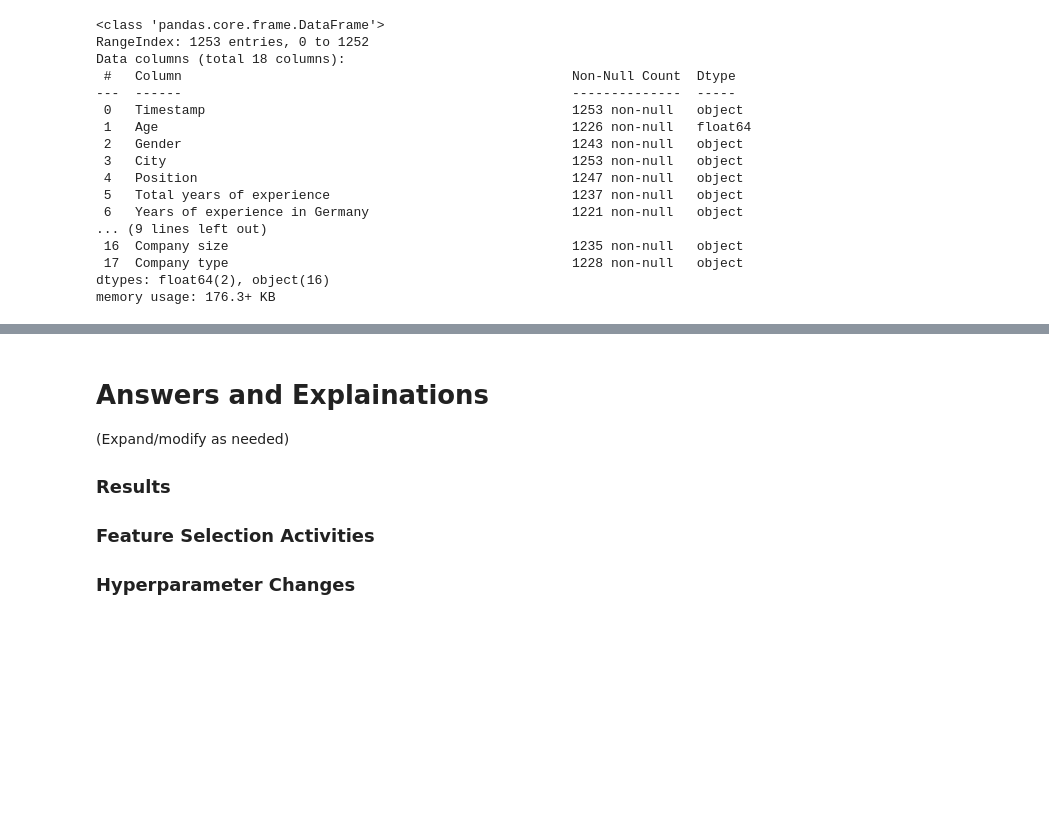
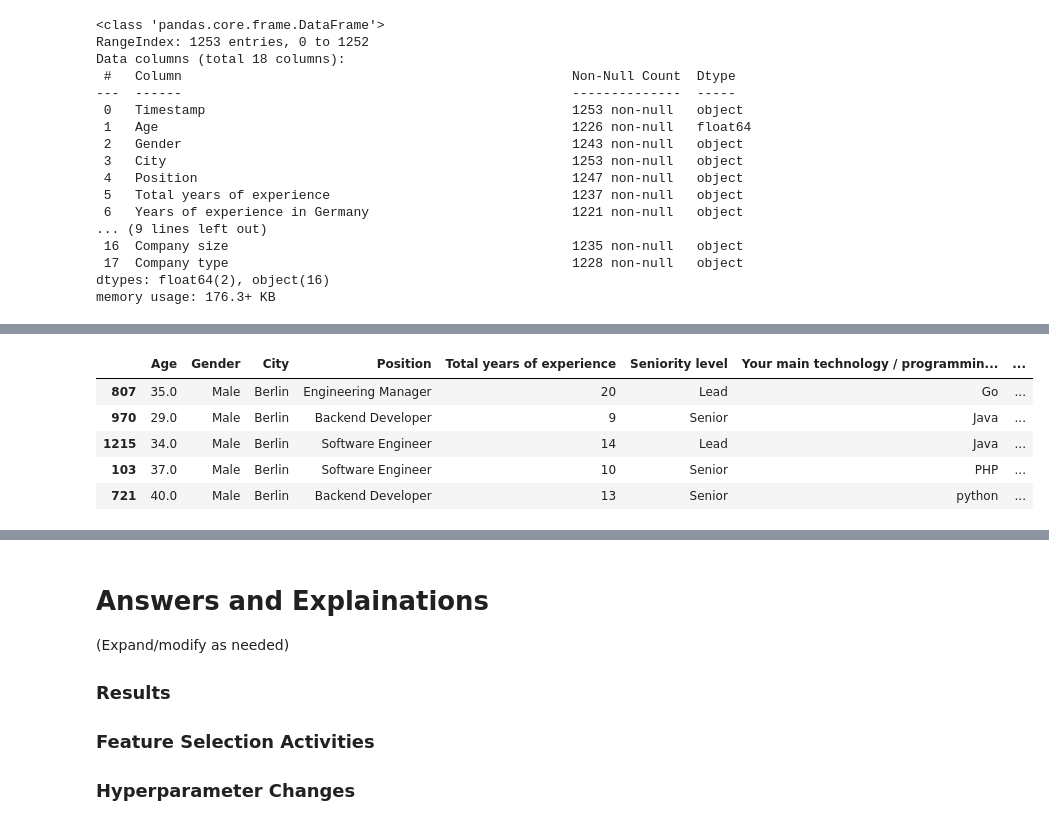
Before and after one commit to SidhST12/ItML_Asn_2_Students, a Jupyter notebook: assignment_2_start.ipynb, the cells around one changed output, grey strips where cells are left out. Cells and saved outputs as stored; diff of their text form; code cells hidden in the pictures; blank space fills up the shorter version.

```diff
--- a/assignment_2_start.ipynb
+++ b/assignment_2_start.ipynb
@@ -107,0 +251,9 @@ Name: Other technologies/programming languages you use often, Length: 562, dtype
+# %%
+df.sample(5)
+# %% [output]
+|  | Age | Gender | City | Position | Total years of experience | Seniority level | Your main technology / programmin... | ... |
+| 807 | 35.0 | Male | Berlin | Engineering Manager | 20 | Lead | Go | ... |
+| 970 | 29.0 | Male | Berlin | Backend Developer | 9 | Senior | Java | ... |
+| 1215 | 34.0 | Male | Berlin | Software Engineer | 14 | Lead | Java | ... |
+| 103 | 37.0 | Male | Berlin | Software Engineer | 10 | Senior | PHP | ... |
+| 721 | 40.0 | Male | Berlin | Backend Developer | 13 | Senior | python | ... |
```
Also changed, not shown: parts of 18 cells of this notebook.
